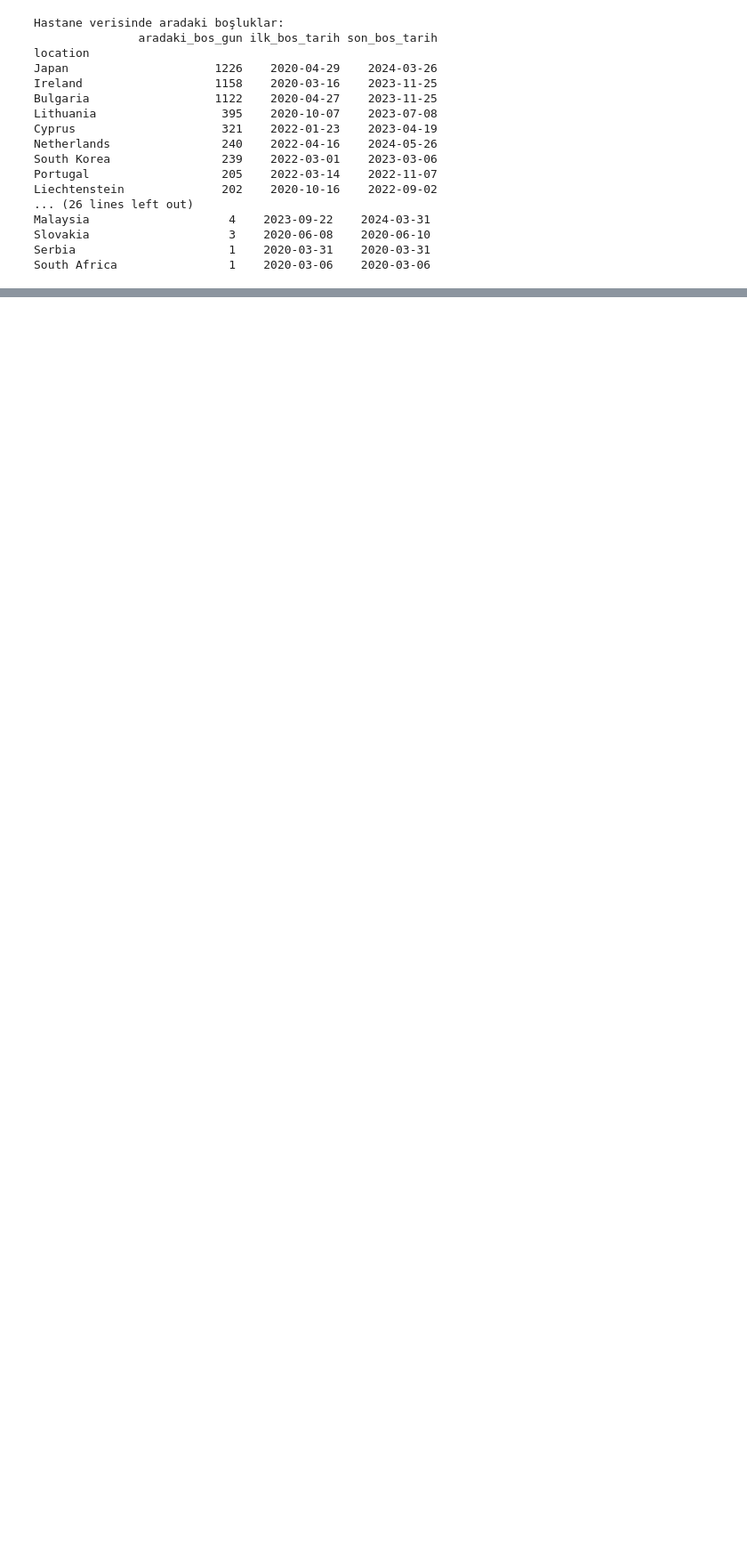
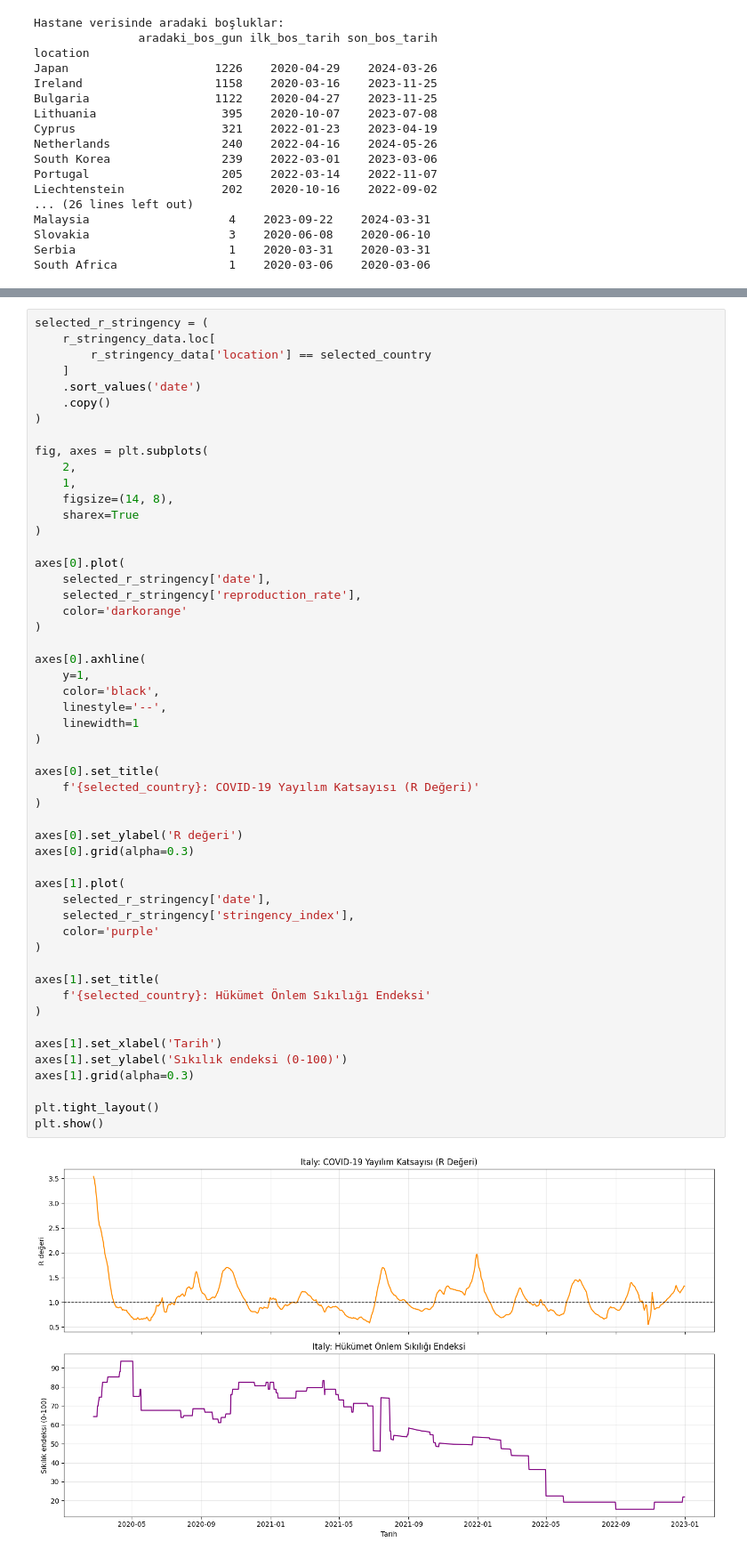
Before and after one commit to nazlican-engineer/CoronaVirusProject, a Jupyter notebook: notebooks/spread_hospital_analysis.ipynb, the cells around one changed output, grey strips where cells are left out. Shown at 89% size. Cells and saved outputs as stored; diff of their text form; blank space fills up the shorter version.

Commit message:
r değeri ve hükümetin önlemlerinin incelenmesi

```diff
--- a/notebooks/spread_hospital_analysis.ipynb
+++ b/notebooks/spread_hospital_analysis.ipynb
@@ -412,0 +952,54 @@ South Africa                1    2020-03-06    2020-03-06
+# %%
+selected_r_stringency = (
+    r_stringency_data.loc[
+        r_stringency_data['location'] == selected_country
+    ]
+    .sort_values('date')
+    .copy()
+)
+
+fig, axes = plt.subplots(
+    2,
+    1,
+    figsize=(14, 8),
+    sharex=True
+)
+
+axes[0].plot(
+    selected_r_stringency['date'],
+    selected_r_stringency['reproduction_rate'],
+    color='darkorange'
+)
+
+axes[0].axhline(
+    y=1,
+    color='black',
+    linestyle='--',
+    linewidth=1
+)
+
+axes[0].set_title(
+    f'{selected_country}: COVID-19 Yayılım Katsayısı (R Değeri)'
+)
+
+axes[0].set_ylabel('R değeri')
+axes[0].grid(alpha=0.3)
+
+axes[1].plot(
+    selected_r_stringency['date'],
+    selected_r_stringency['stringency_index'],
+    color='purple'
+)
+
+axes[1].set_title(
+    f'{selected_country}: Hükümet Önlem Sıkılığı Endeksi'
+)
+
+axes[1].set_xlabel('Tarih')
+axes[1].set_ylabel('Sıkılık endeksi (0-100)')
+axes[1].grid(alpha=0.3)
+
+plt.tight_layout()
+plt.show()
+# %% [output]
+[figure, added]
```
Also changed, not shown: parts of 10 cells of this notebook.
